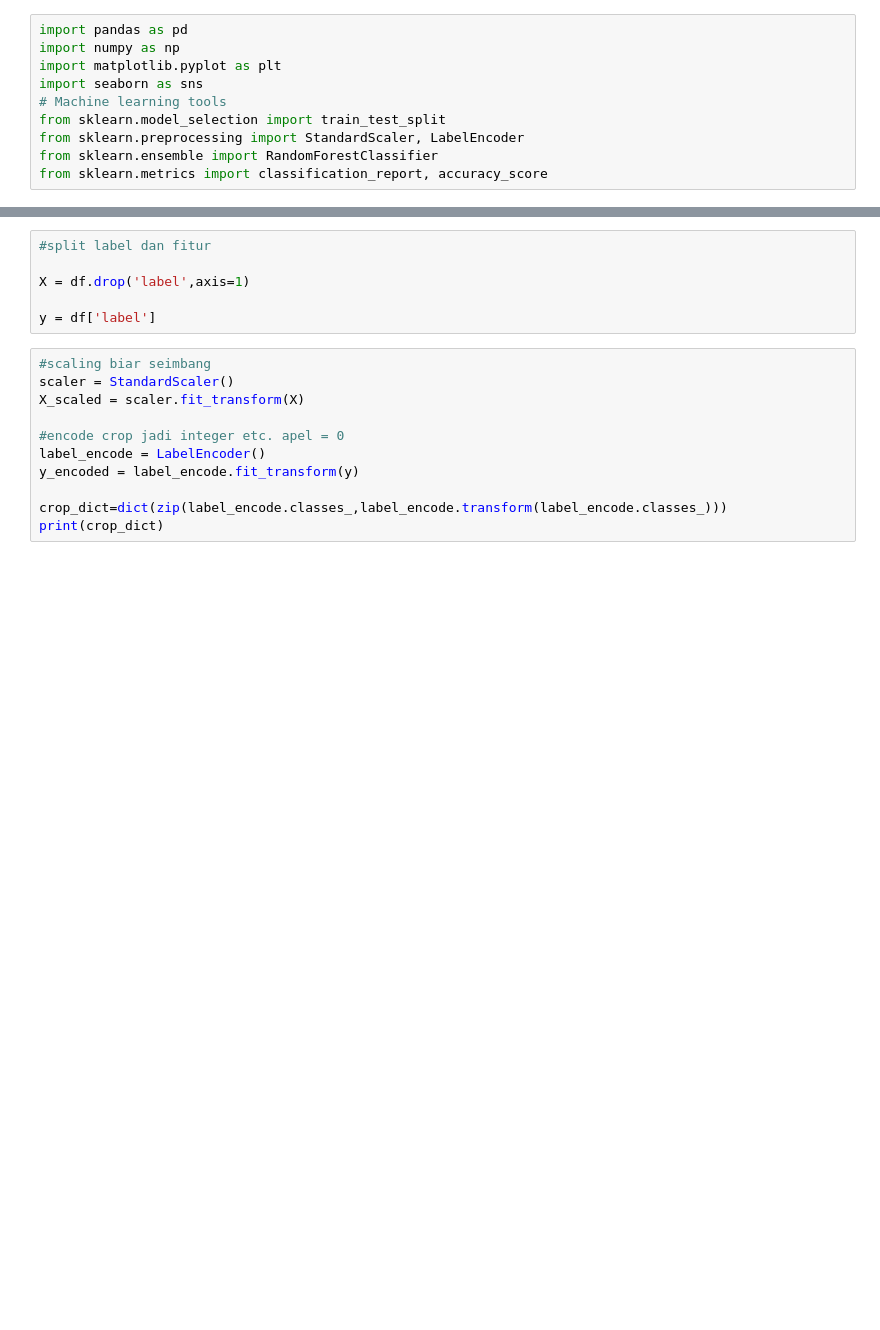
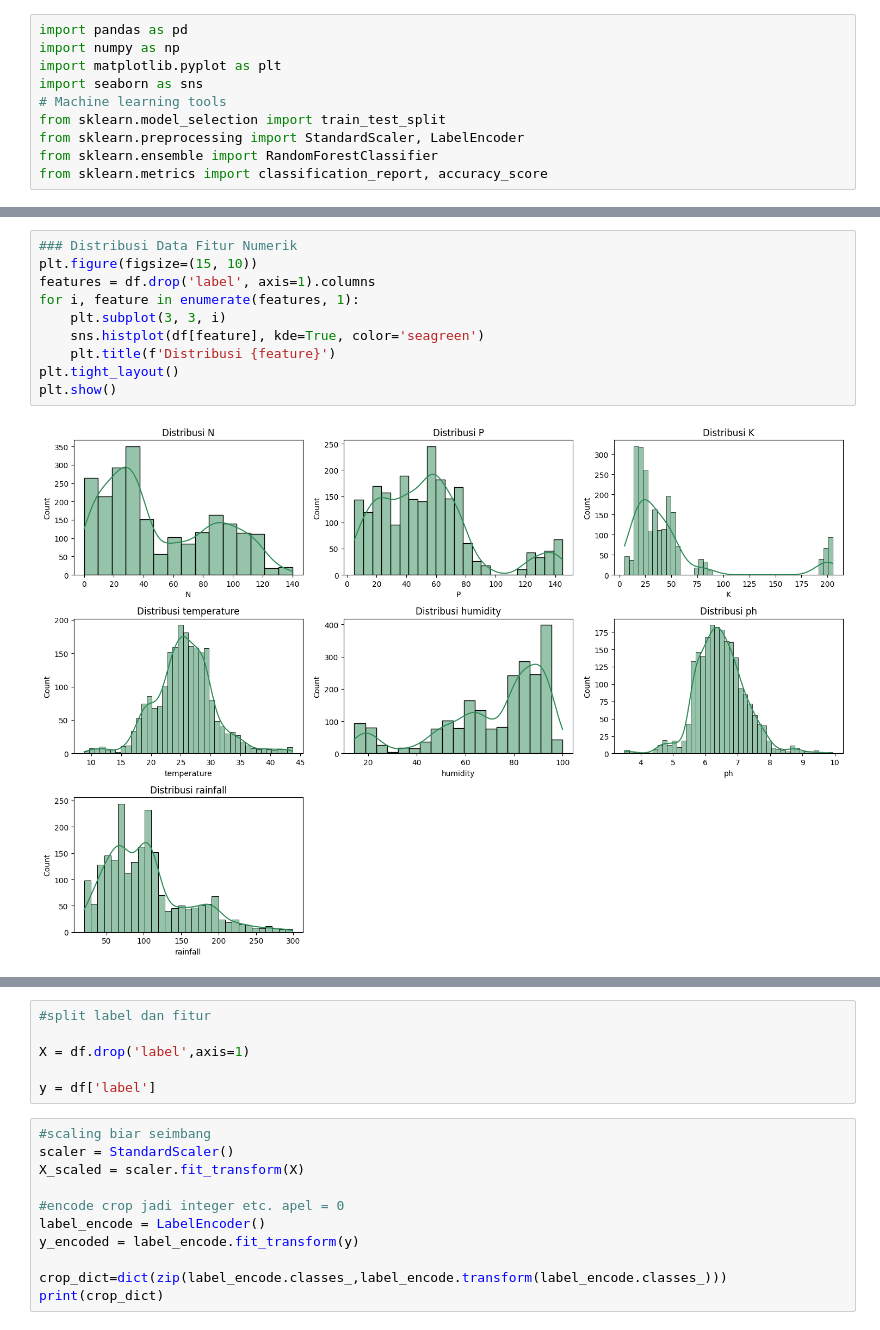
Before and after one commit to kaharmc226/PROJEK-AI, a Jupyter notebook: crops.ipynb, the cells around one changed output, grey strips where cells are left out. Cells and saved outputs as stored; diff of their text form; blank space fills up the shorter version.

```diff
--- a/crops.ipynb
+++ b/crops.ipynb
@@ -18,3 +92,15 @@ df.info()
+# %%
+### Distribusi Data Fitur Numerik
+plt.figure(figsize=(15, 10))
+features = df.drop('label', axis=1).columns
+for i, feature in enumerate(features, 1):
+    plt.subplot(3, 3, i)
+    sns.histplot(df[feature], kde=True, color='seagreen')
+    plt.title(f'Distribusi {feature}')
+plt.tight_layout()
+plt.show()
+# %% [output]
+[figure, added]
 # %%
 plt.figure(figsize=(10,8))
 sns.heatmap(df.drop('label',axis=1).corr(),annot=True,cmap='coolwarm')
```
Also changed, not shown: parts of 21 cells of this notebook, 4 other files.
